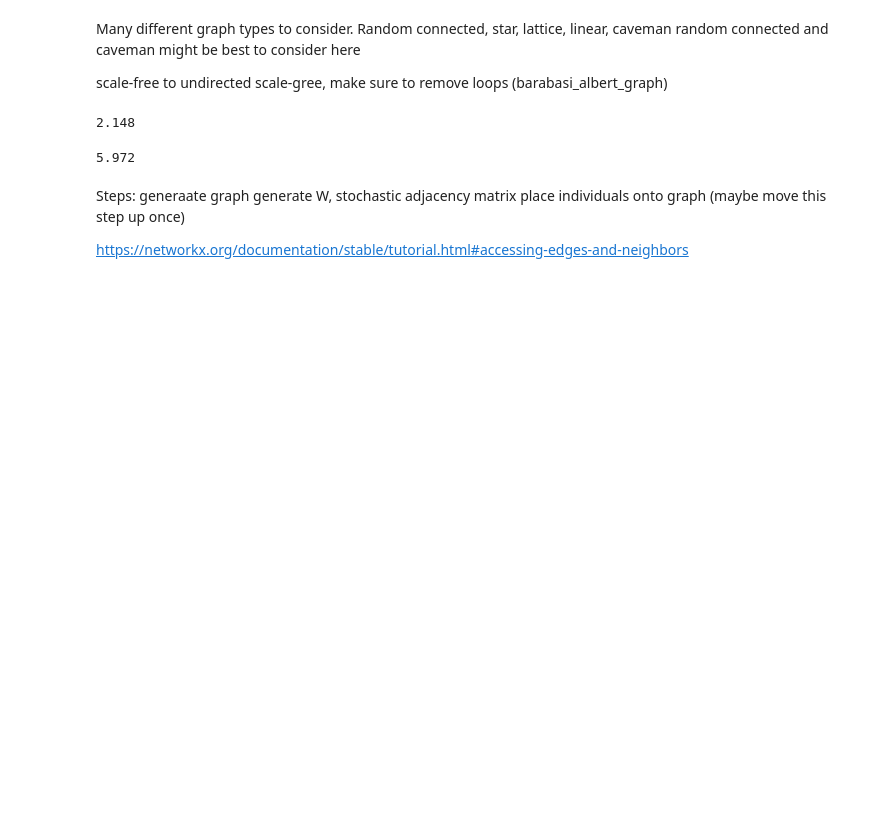
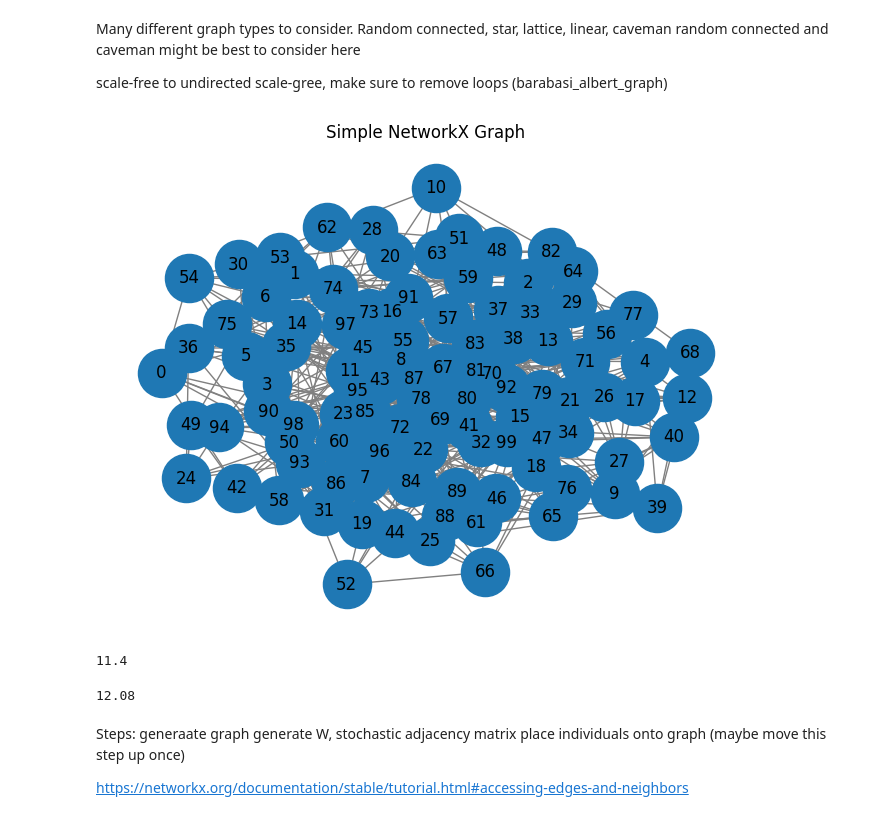
Before and after one commit to eoinohearn/MATH598, a Jupyter notebook: root/main.ipynb, the cells around one changed output. Saved outputs shown, nothing was run; the diff lists cells and outputs as text; code cells hidden in the pictures; blank space fills up the shorter version.

```diff
--- a/root/main.ipynb
+++ b/root/main.ipynb
@@ -41,7 +41,7 @@ def gnp_random_connected_graph(n, p):
                 G.add_edge(*e)
     return G
 # %%
-N = 500
+N = 100
 # %% [markdown]
 Many different graph types to consider. Random connected, star, lattice, linear, caveman
 random connected and caveman might be best to consider here
@@ -50,26 +50,27 @@ scale-free to undirected scale-gree, make sure to remove loops (barabasi_albert_
 # %%
 
 
-graph = gnp_random_connected_graph(N,0.1/500)
+graph = gnp_random_connected_graph(N,0.1)
 
 
-# nx.draw(graph, with_labels=True, edge_color='gray', node_size=1200)
+nx.draw(graph, with_labels=True, edge_color='gray', node_size=1200)
 # , node_color='lightblue'
 # 3. Display the plot
-# plt.title("Simple NetworkX Graph")
-# plt.show()
+plt.title("Simple NetworkX Graph")
+plt.show()
 
 num_neighbors = [graph.degree(n) for n in graph.nodes]
 k = np.mean(num_neighbors)
 print(k)
 # %% [output]
+[figure, added]
-2.148
+11.4
 # %%
 num_neighbors = [len(graph.adj[n]) for n in graph.nodes]
 k = np.mean(num_neighbors)
 print(k)
 # %% [output]
-5.972
+12.08
 # %% [markdown]
 Steps:
 generaate graph
```
Also changed, not shown: parts of 1 cell of this notebook, 8 other files.
